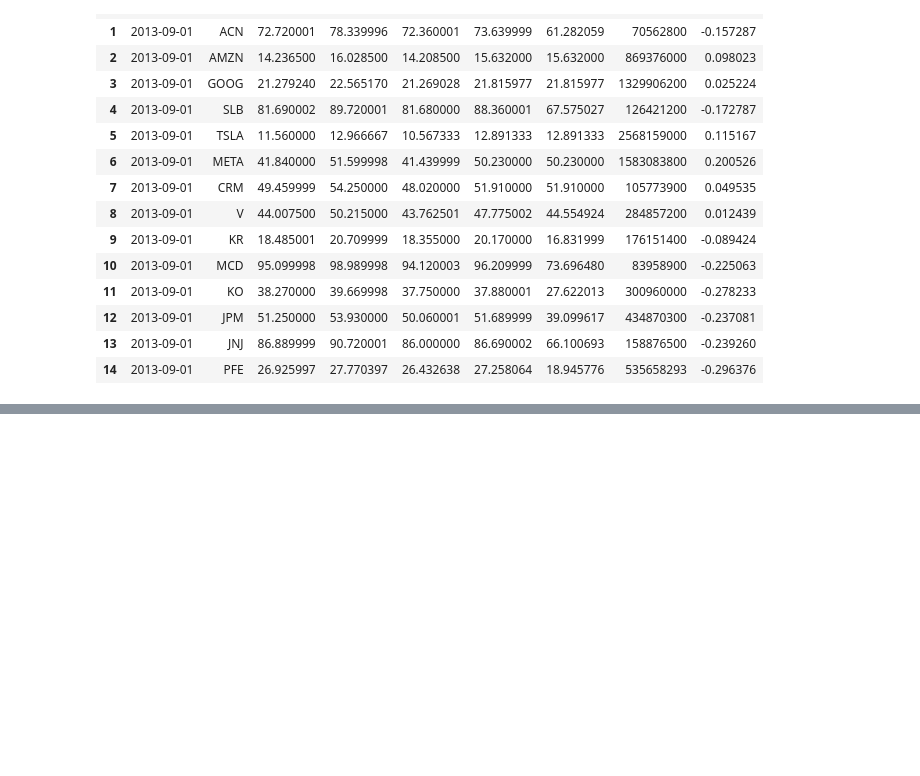
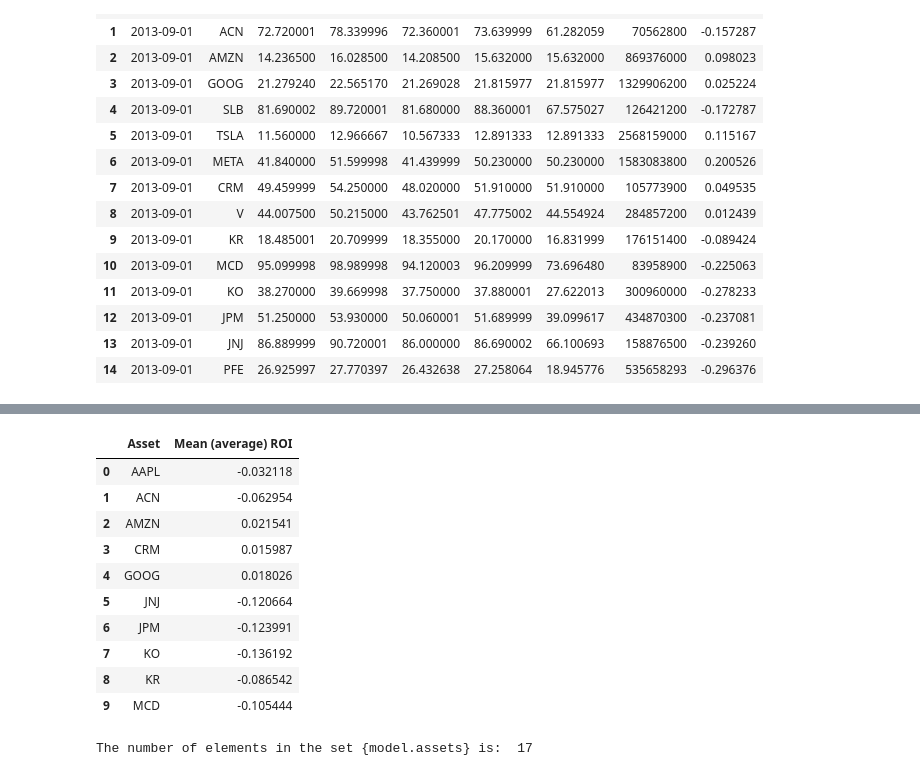
Before and after one commit to joaquinrovi/markowitz-mmcormick, a Jupyter notebook: docs/math.ipynb, the cells around one changed output, grey strips where cells are left out. Drawn from its saved outputs; the diff is of its cells as text; code cells hidden in the pictures; blank space fills up the shorter version.

```diff
--- a/docs/math.ipynb
+++ b/docs/math.ipynb
@@ -46,0 +119,19 @@ df.head(15)
+# %%
+# Calculate the expected return for each asset
+# Create a new DataFrame
+assets_df = df.groupby("Asset")["ROI"].mean().reset_index()
+assets_df.rename(columns={"ROI": "Mean (average) ROI"}, inplace=True)
+
+assets_df.head(10)
+# %% [output]
+|  | Asset | Mean (average) ROI |
+| 0 | AAPL | -0.032118 |
+| 1 | ACN | -0.062954 |
+| 2 | AMZN | 0.021541 |
+| 3 | CRM | 0.015987 |
+| 4 | GOOG | 0.018026 |
+| 5 | JNJ | -0.120664 |
+| 6 | JPM | -0.123991 |
+| 7 | KO | -0.136192 |
+| 8 | KR | -0.086542 |
+| 9 | MCD | -0.105444 |
@@ -46,0 +148,4 @@ df.head(15)
+# %%
+print("The number of elements in the set {model.assets} is: ", len(model.assets))
+# %% [output]
+The number of elements in the set {model.assets} is:  17
```
Also changed, not shown: parts of 13 cells of this notebook, 1 other file.
